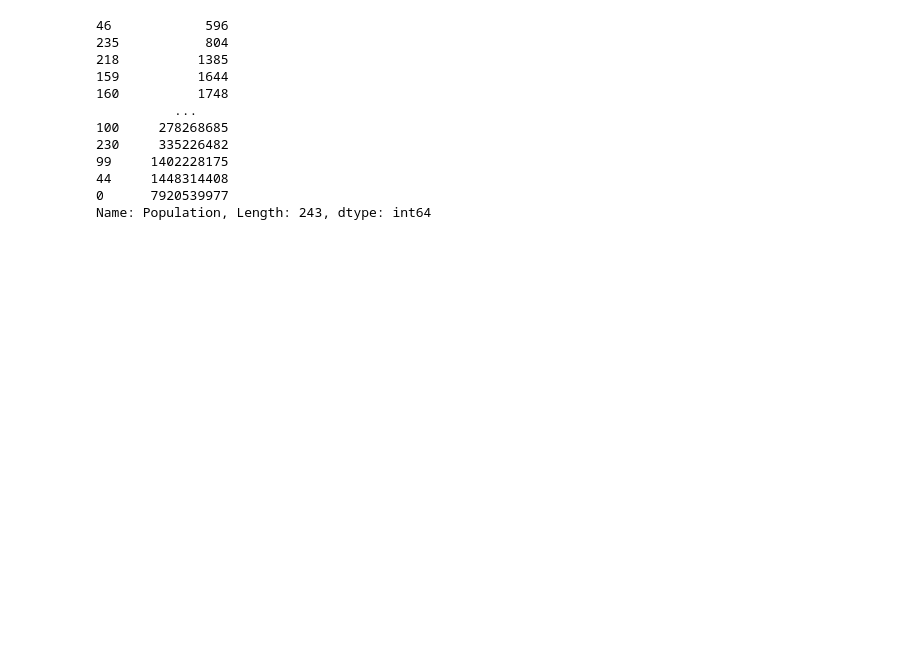
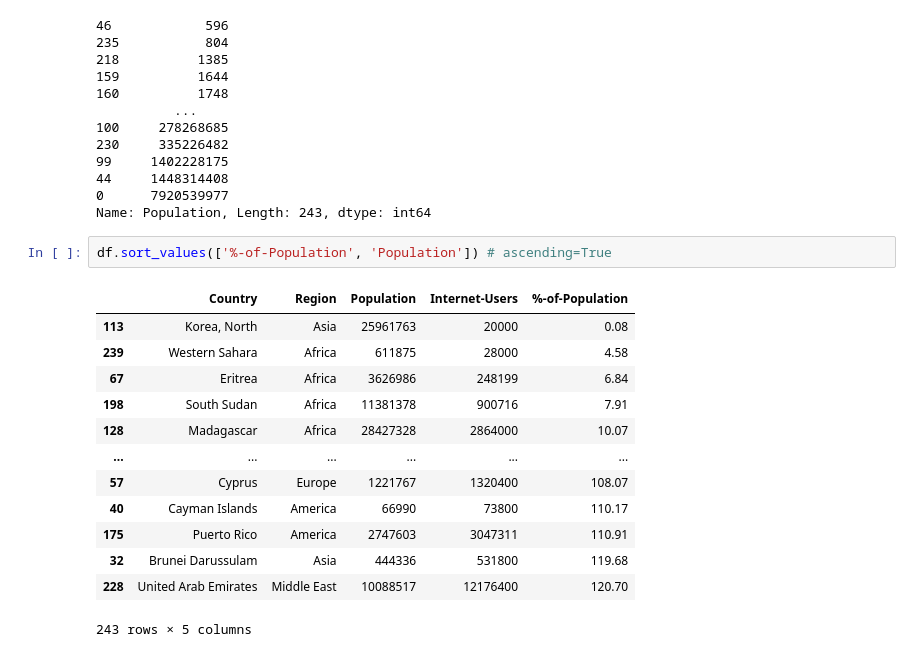
Before and after one commit to sanjibsinha/Machine-Learning-Primer, a Jupyter notebook: pd_two.ipynb, the cells around one changed output. Saved outputs shown, nothing was run; the diff lists cells and outputs as text; blank space fills up the shorter version.

```diff
--- a/pd_two.ipynb
+++ b/pd_two.ipynb
@@ -171,3 +171,19 @@ df.Population.sort_values(ascending=True)
 44     1448314408
 0      7920539977
 Name: Population, Length: 243, dtype: int64
+# %%
+df.sort_values(['%-of-Population', 'Population']) # ascending=True
+# %% [output]
+|  | Country | Region | Population | Internet-Users | %-of-Population |
+| 113 | Korea, North | Asia | 25961763 | 20000 | 0.08 |
+| 239 | Western Sahara | Africa | 611875 | 28000 | 4.58 |
+| 67 | Eritrea | Africa | 3626986 | 248199 | 6.84 |
+| 198 | South Sudan | Africa | 11381378 | 900716 | 7.91 |
+| 128 | Madagascar | Africa | 28427328 | 2864000 | 10.07 |
+| ... | ... | ... | ... | ... | ... |
+| 57 | Cyprus | Europe | 1221767 | 1320400 | 108.07 |
+| 40 | Cayman Islands | America | 66990 | 73800 | 110.17 |
+| 175 | Puerto Rico | America | 2747603 | 3047311 | 110.91 |
+| 32 | Brunei Darussulam | Asia | 444336 | 531800 | 119.68 |
+| 228 | United Arab Emirates | Middle East | 10088517 | 12176400 | 120.70 |
+243 rows × 5 columns
```
Also changed, not shown: parts of 1 cell of this notebook.
